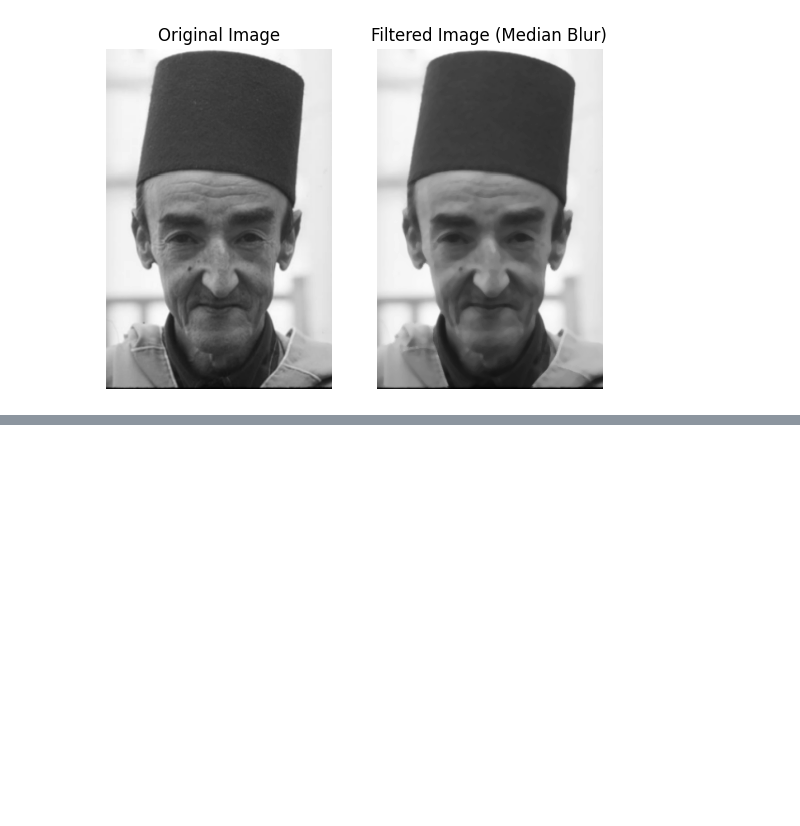
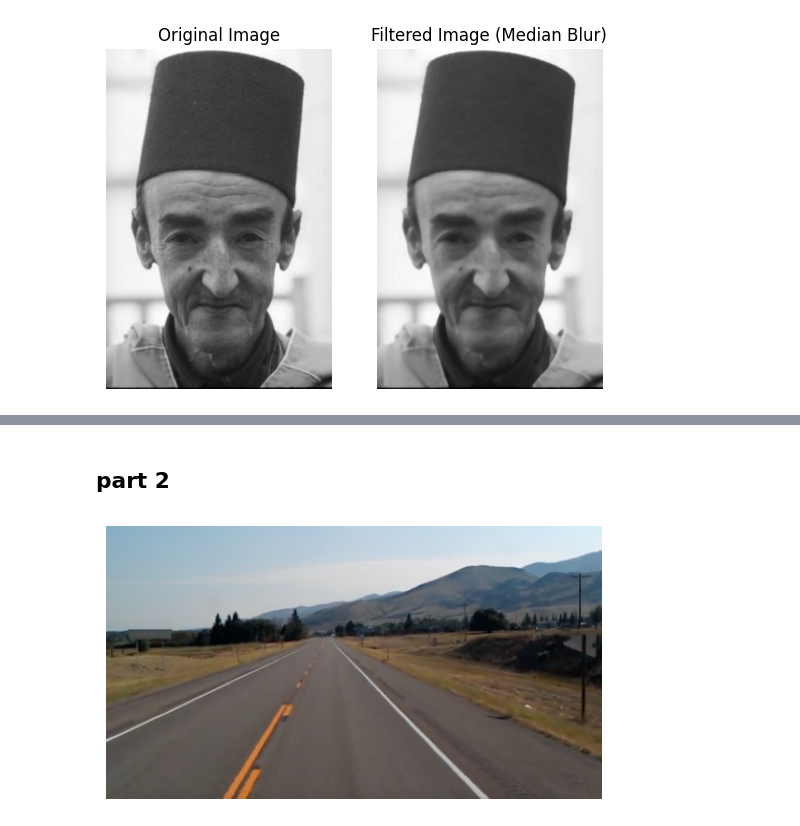
Before and after one commit to shadyalattarr/Computer-Vision-Assignment-1, a Jupyter notebook: Untitled-1.ipynb, the cells around one changed output, grey strips where cells are left out. Cells and saved outputs as stored; diff of their text form; code cells hidden in the pictures; blank space fills up the shorter version.

Commit message:
part2

```diff
--- a/Untitled-1.ipynb
+++ b/Untitled-1.ipynb
@@ -224,0 +227,10 @@ plt.axis('off')
+# %% [markdown]
+## part 2
+# %%
+img_cv2 = cv2.imread(r'images\\Road_img.png')
+img_plt = plt.imread(r'images\\Road_img.png')
+plt.imshow(img_plt)
+plt.axis('off')
+plt.show()
+# %% [output]
+[figure, added]
```
Also changed, not shown: parts of 8 cells of this notebook, 2 other files.
